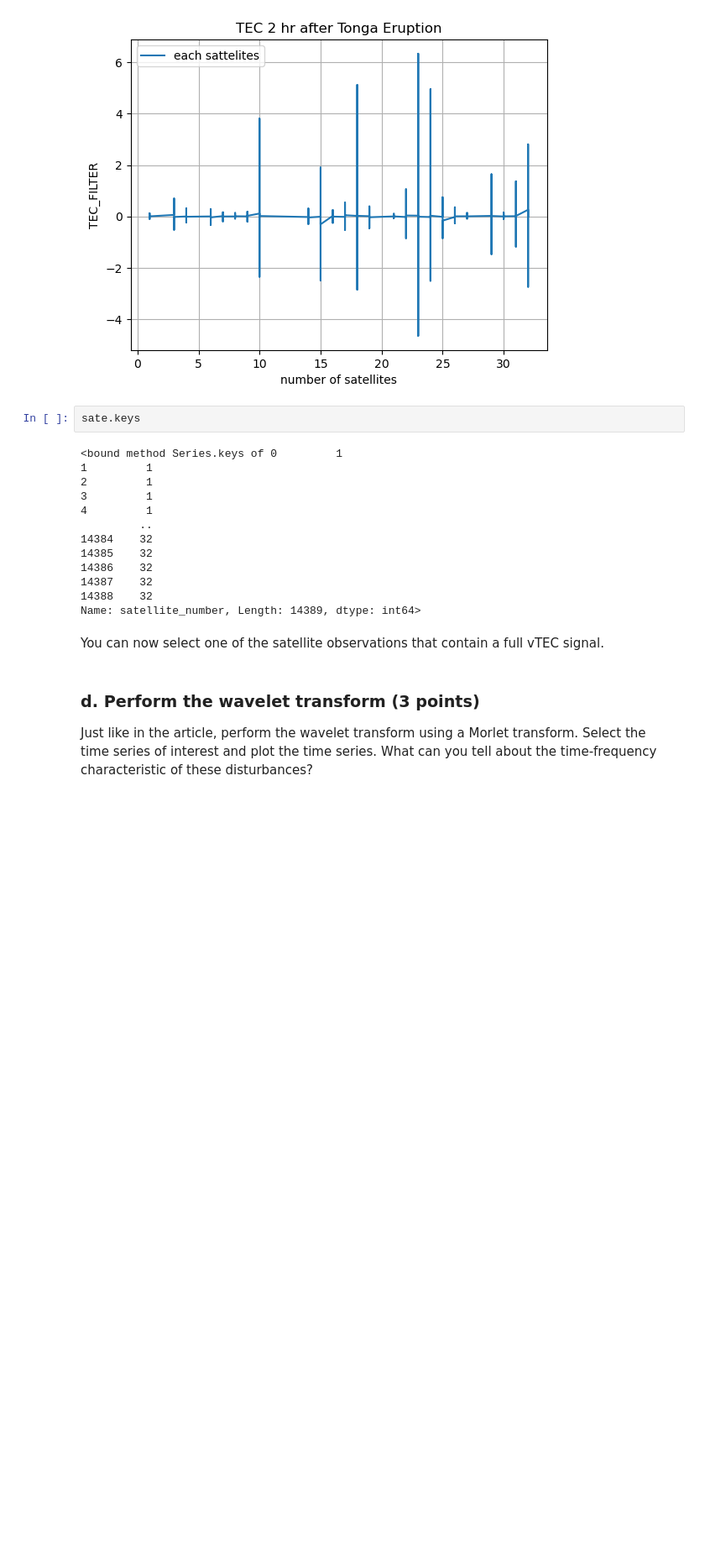
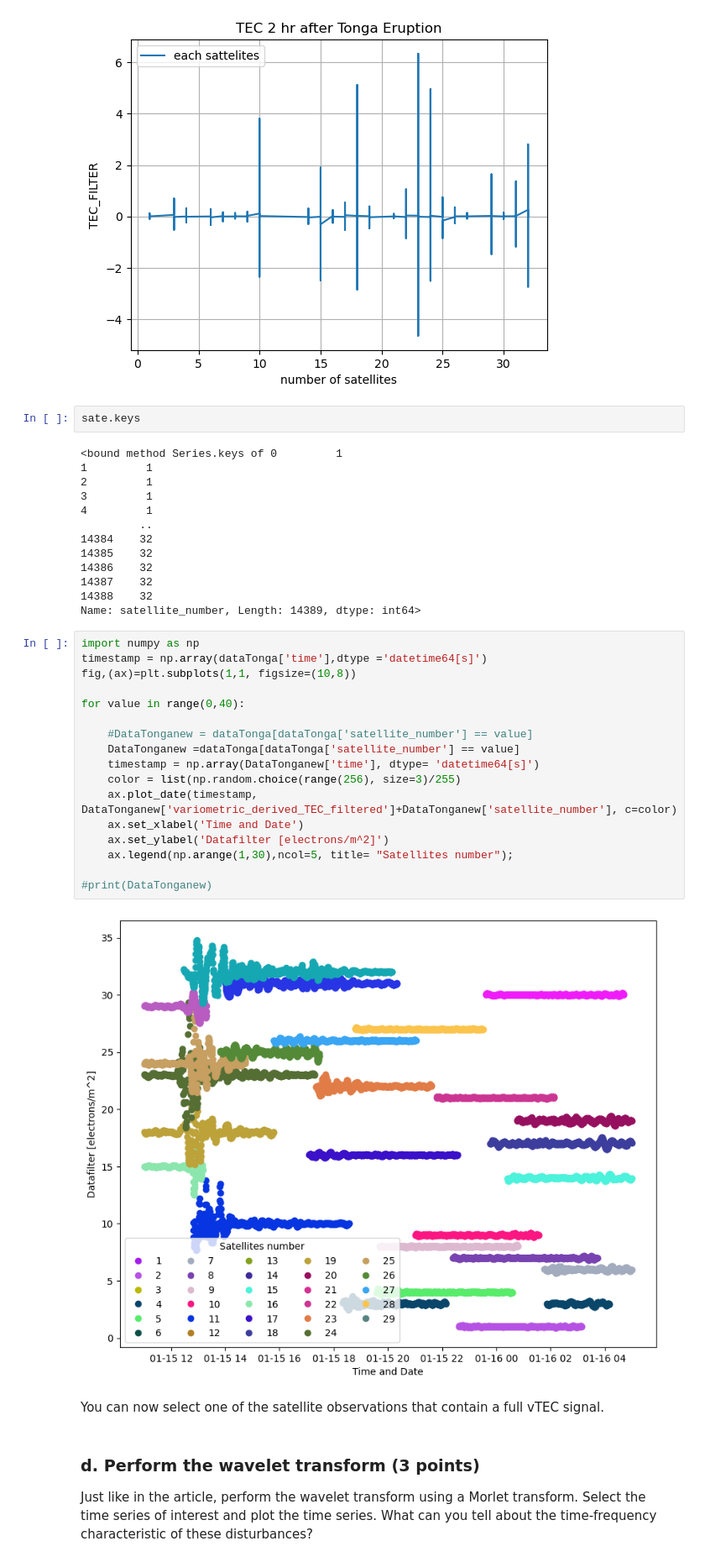
Before and after one commit to UW-ESS-DS/MLGeo2022_velgueta, a Jupyter notebook: Homeworks3_4/homework_4.ipynb, the cells around one changed output. Shown at 84% size. Saved outputs shown, nothing was run; the diff lists cells and outputs as text; blank space fills up the shorter version.

Commit message:
tongaplots

```diff
--- a/Homeworks3_4/homework_4.ipynb
+++ b/Homeworks3_4/homework_4.ipynb
@@ -371,6 +373,25 @@ sate.keys
 14387    32
 14388    32
 Name: satellite_number, Length: 14389, dtype: int64>
+# %%
+import numpy as np
+timestamp = np.array(dataTonga['time'],dtype ='datetime64[s]')
+fig,(ax)=plt.subplots(1,1, figsize=(10,8))
+
+for value in range(0,40):
+
+    #DataTonganew = dataTonga[dataTonga['satellite_number'] == value]
+    DataTonganew =dataTonga[dataTonga['satellite_number'] == value]
+    timestamp = np.array(DataTonganew['time'], dtype= 'datetime64[s]')
+    color = list(np.random.choice(range(256), size=3)/255)
+    ax.plot_date(timestamp, DataTonganew['variometric_derived_TEC_filtered']+DataTonganew['satellite_number'], c=color)
+    ax.set_xlabel('Time and Date')
+    ax.set_ylabel('Datafilter [electrons/m^2]')
+    ax.legend(np.arange(1,30),ncol=5, title= "Satellites number");
+
+#print(DataTonganew)
+# %% [output]
+[figure, added]
 # %% [markdown]
 You can now select one of the satellite observations that contain a full vTEC signal.
 # %% [markdown]
```
Also changed, not shown: parts of 2 cells of this notebook.
